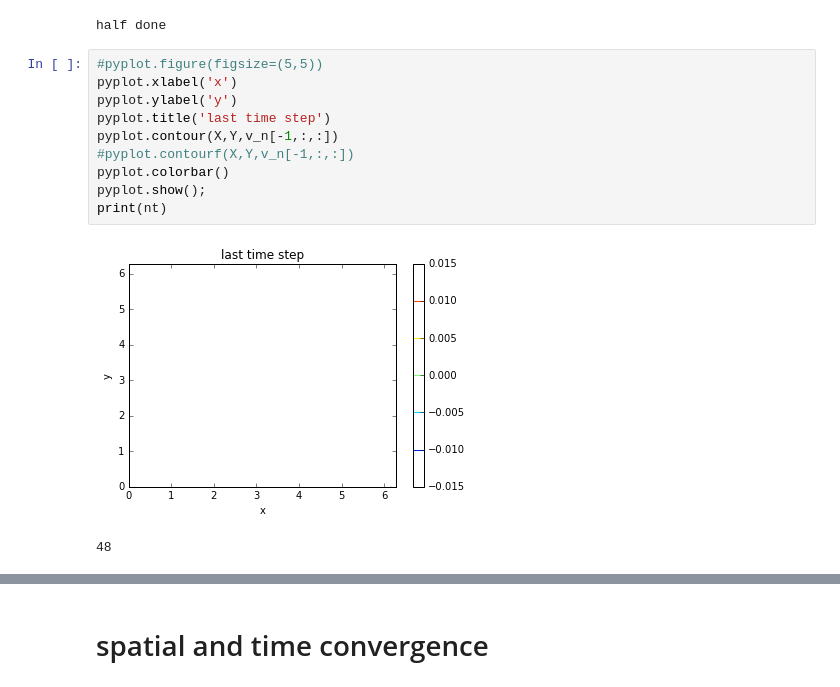
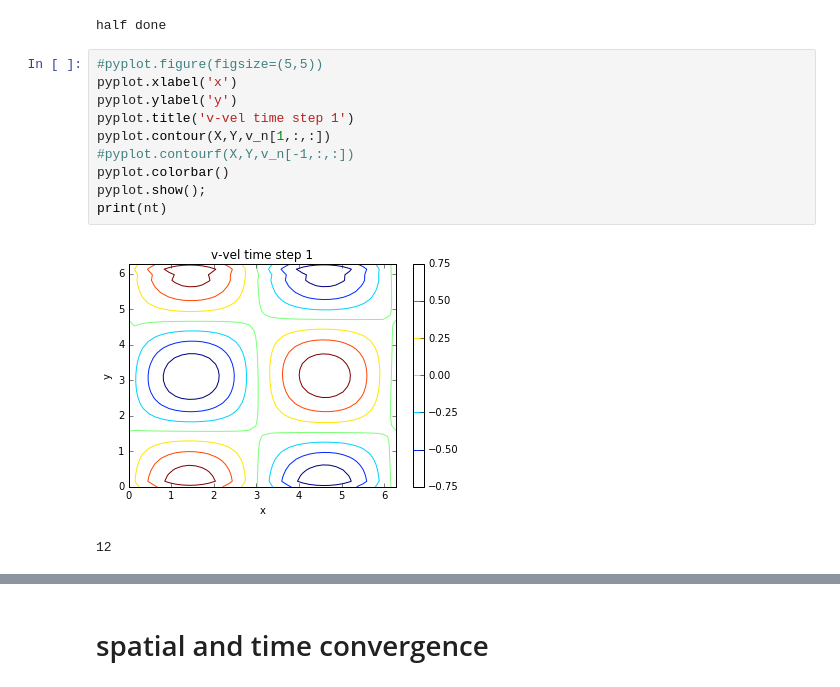
Before and after one commit to vickyat/CFD, a Jupyter notebook: Project_Part_2_Q1.ipynb, the cells around one changed output, grey strips where cells are left out. Saved outputs shown, nothing was run; the diff lists cells and outputs as text.

Commit message:
last details

```diff
--- a/Project_Part_2_Q1.ipynb
+++ b/Project_Part_2_Q1.ipynb
@@ -371,13 +351,13 @@ half done
 # %%
 #pyplot.figure(figsize=(5,5))
 pyplot.xlabel('x')
 pyplot.ylabel('y')
-pyplot.title('last time step')
-pyplot.contour(X,Y,v_n[-1,:,:])
+pyplot.title('v-vel time step 1')
+pyplot.contour(X,Y,v_n[1,:,:])
 #pyplot.contourf(X,Y,v_n[-1,:,:])
 pyplot.colorbar()
 pyplot.show();
 print(nt)
 # %% [output]
-[figure, old version]
+[figure, new version]
-48
+12
```
Also changed, not shown: parts of 17 cells of this notebook, 1 other file.
